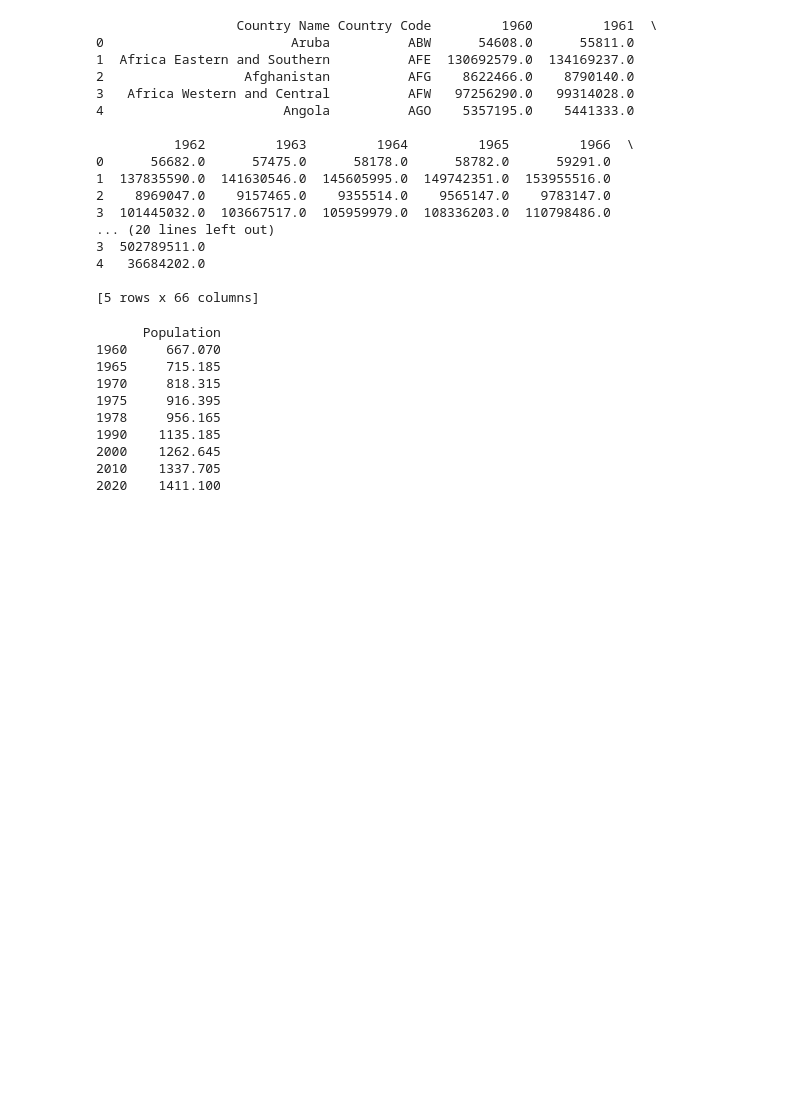
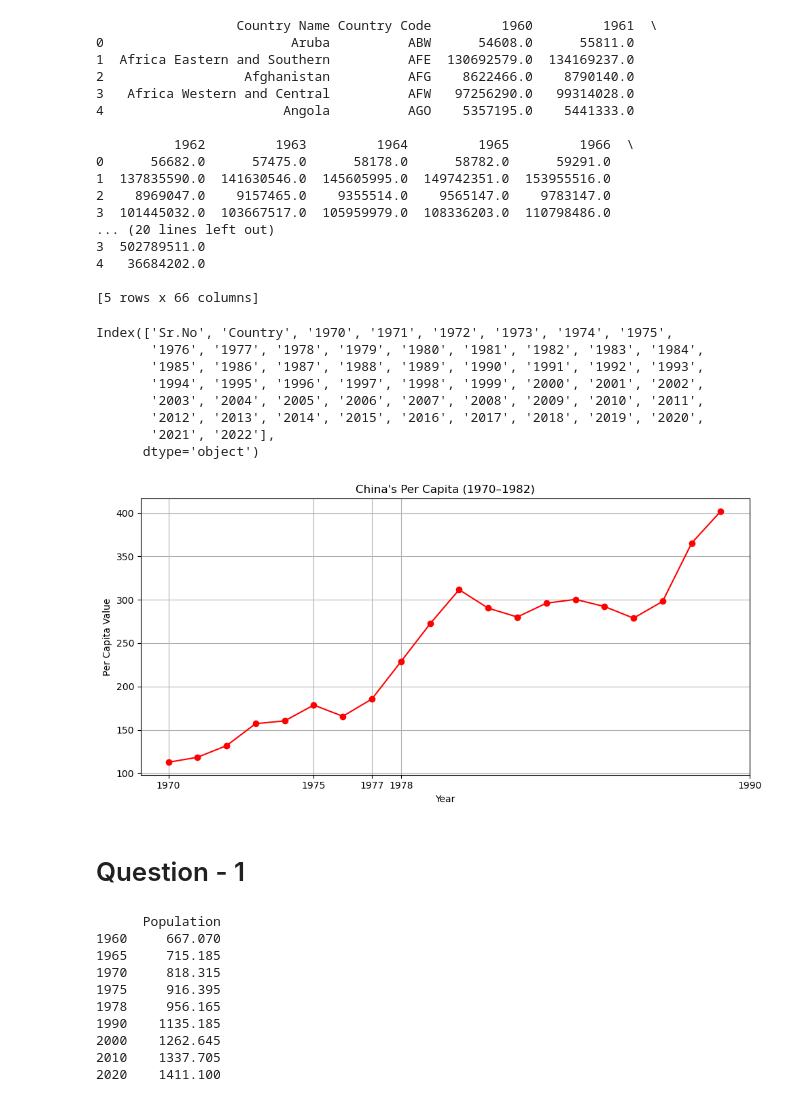
Before and after one commit to a-anuj/Data-Visualization, a Jupyter notebook: Case study/review1.ipynb, the cells around one changed output. Drawn from its saved outputs; the diff is of its cells as text; code cells hidden in the pictures; blank space fills up the shorter version.

```diff
--- a/Case study/review1.ipynb
+++ b/Case study/review1.ipynb
@@ -23,6 +23,44 @@ print(df.head())
 4   36684202.0
 
 [5 rows x 66 columns]
+# %%
+indus = pd.read_csv("Per Capita GDP of All Countries 1970 to 2022.csv")
+print(indus.columns)
+
+import pandas as pd
+import matplotlib.pyplot as plt
+
+# df = pd.read_csv("your_file.csv")  # Load your data
+
+# Filter only China
+china_data = indus[indus['Country'] == 'China']
+
+# Extract years 1970 to 1982
+years = [str(y) for y in range(1970, 1990)]
+values = china_data[years].values.flatten()
+
+# Plot
+plt.figure(figsize=(10, 5))
+plt.plot(years, values, marker='o', color='red')
+plt.title("China's Per Capita (1970–1982)")
+plt.xlabel("Year")
+plt.xticks(["1970","1975","1977","1978","1990"])
+plt.ylabel("Per Capita Value")
+plt.grid(True)
+plt.tight_layout()
+plt.show()
+# %% [output]
+Index(['Sr.No', 'Country', '1970', '1971', '1972', '1973', '1974', '1975',
+       '1976', '1977', '1978', '1979', '1980', '1981', '1982', '1983', '1984',
+       '1985', '1986', '1987', '1988', '1989', '1990', '1991', '1992', '1993',
+       '1994', '1995', '1996', '1997', '1998', '1999', '2000', '2001', '2002',
+       '2003', '2004', '2005', '2006', '2007', '2008', '2009', '2010', '2011',
+       '2012', '2013', '2014', '2015', '2016', '2017', '2018', '2019', '2020',
+       '2021', '2022'],
+      dtype='object')
+[figure, added]
+# %% [markdown]
+# Question - 1
 # %%
 #Question - 1
 
```
Also changed, not shown: parts of 8 cells of this notebook.
